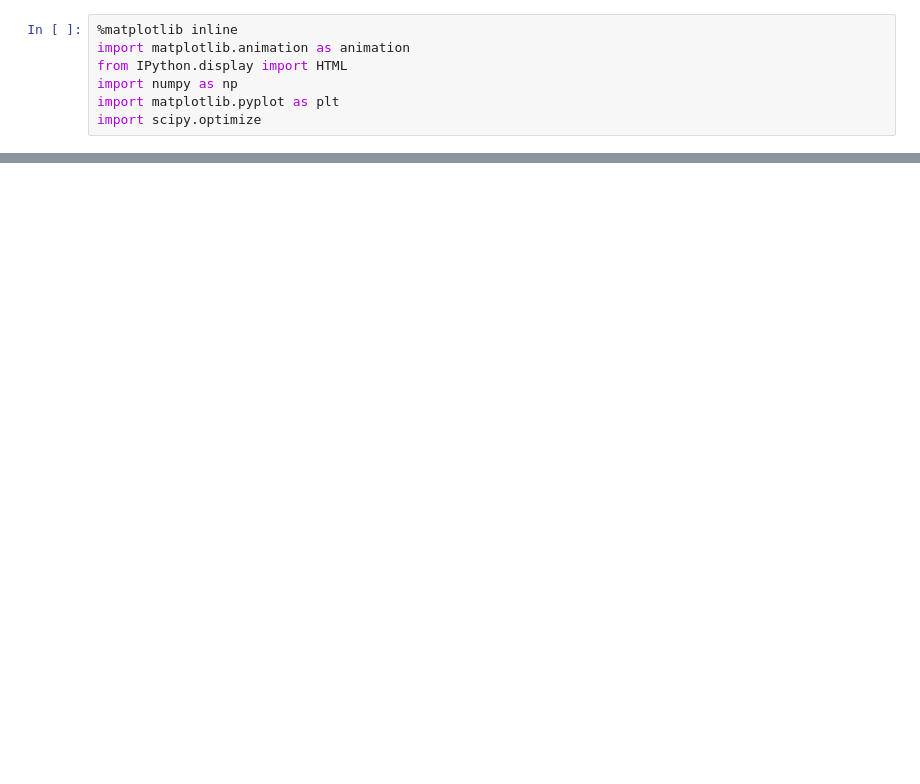
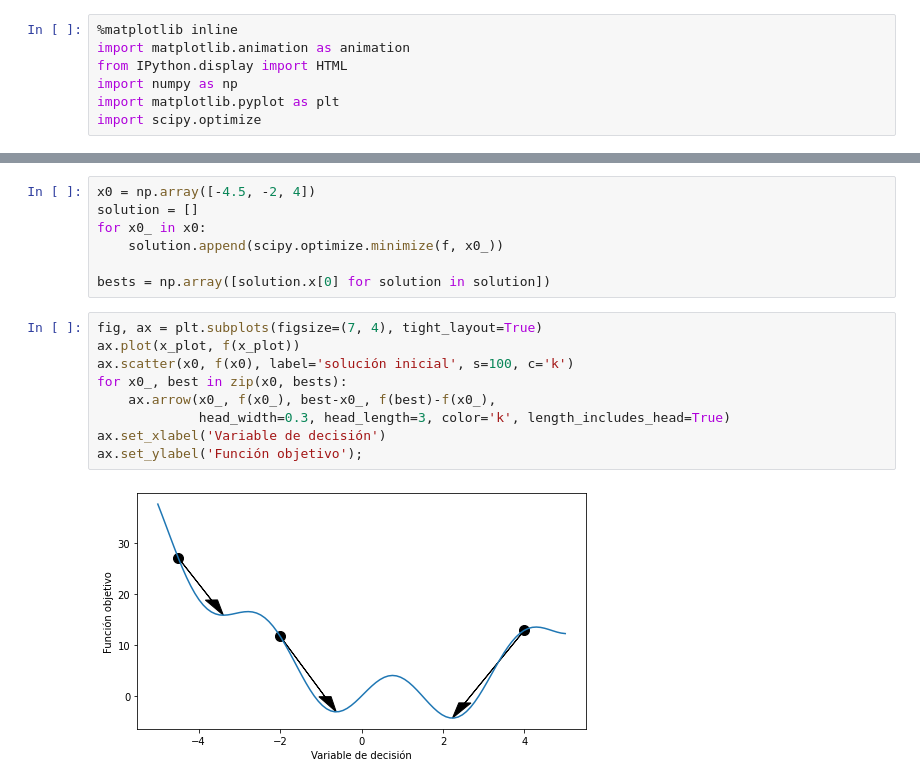
Before and after one commit to phuijse/PythonBook, a Jupyter notebook: contents/calculus/optimization.ipynb, the cells around one changed output, grey strips where cells are left out. Cells and saved outputs as stored; diff of their text form; blank space fills up the shorter version.

```diff
--- a/contents/calculus/optimization.ipynb
+++ b/contents/calculus/optimization.ipynb
@@ -473,0 +331,18 @@ Si quieres profundizar en este tema sugiero revisar
+# %%
+x0 = np.array([-4.5, -2, 4])
+solution = []
+for x0_ in x0:
+    solution.append(scipy.optimize.minimize(f, x0_))
+
+bests = np.array([solution.x[0] for solution in solution])
+# %%
+fig, ax = plt.subplots(figsize=(7, 4), tight_layout=True)
+ax.plot(x_plot, f(x_plot))
+ax.scatter(x0, f(x0), label='solución inicial', s=100, c='k')
+for x0_, best in zip(x0, bests):
+    ax.arrow(x0_, f(x0_), best-x0_, f(best)-f(x0_),
+             head_width=0.3, head_length=3, color='k', length_includes_head=True)
+ax.set_xlabel('Variable de decisión')
+ax.set_ylabel('Función objetivo');
+# %% [output]
+[figure, added]
```
Also changed, not shown: parts of 61 cells of this notebook, 2 other files.
